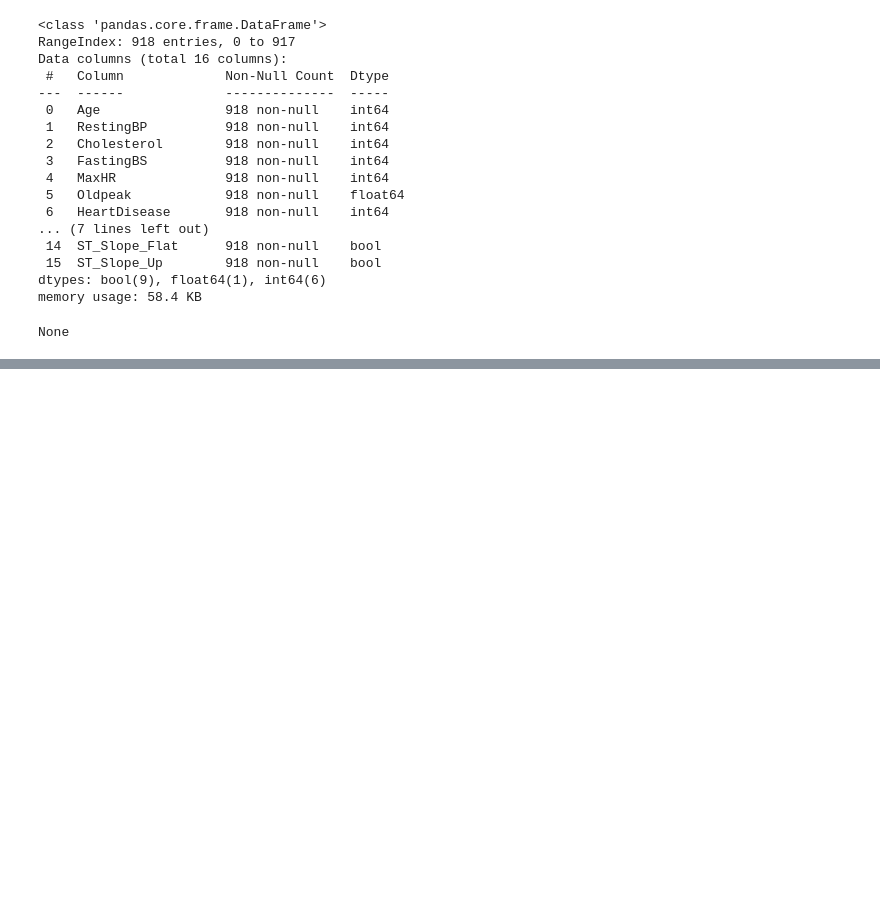
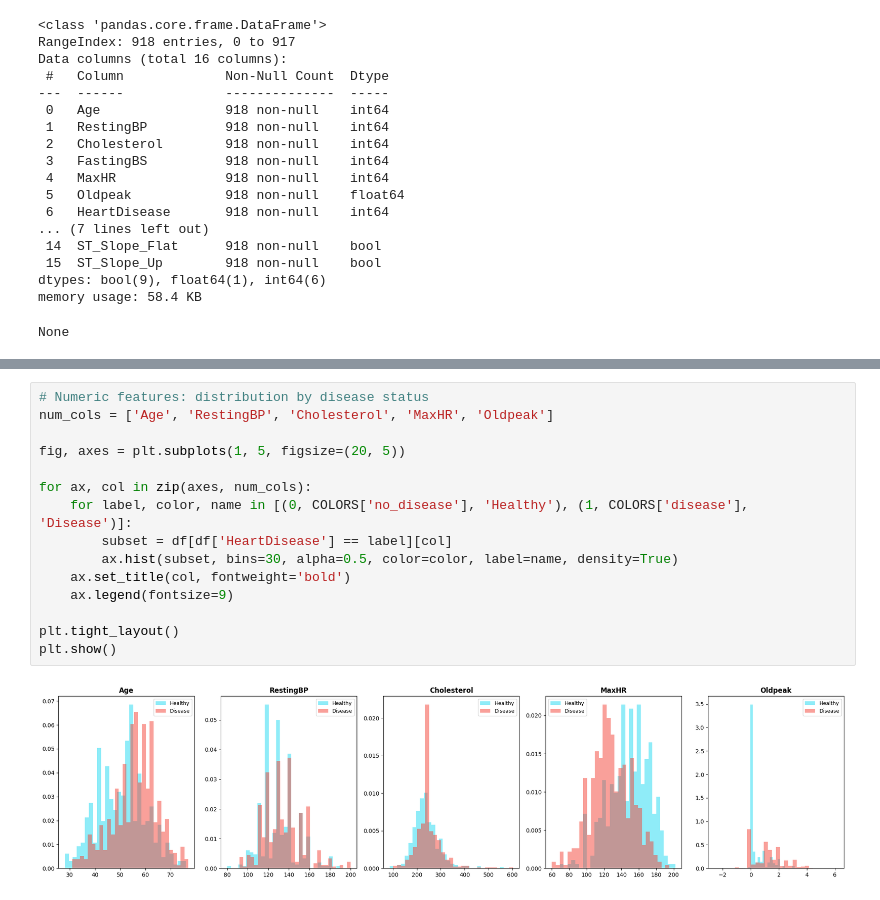
Before and after one commit to chirangovinna/Heart-Failure-Prediction, a Jupyter notebook: FMI_Heart_Failure_Prediction.ipynb, the cells around one changed output, grey strips where cells are left out. Saved outputs shown, nothing was run; the diff lists cells and outputs as text; blank space fills up the shorter version.

```diff
--- a/FMI_Heart_Failure_Prediction.ipynb
+++ b/FMI_Heart_Failure_Prediction.ipynb
@@ -495,0 +270,17 @@ weighted avg       0.84      0.84      0.84       112
+# %%
+# Numeric features: distribution by disease status
+num_cols = ['Age', 'RestingBP', 'Cholesterol', 'MaxHR', 'Oldpeak']
+
+fig, axes = plt.subplots(1, 5, figsize=(20, 5))
+
+for ax, col in zip(axes, num_cols):
+    for label, color, name in [(0, COLORS['no_disease'], 'Healthy'), (1, COLORS['disease'], 'Disease')]:
+        subset = df[df['HeartDisease'] == label][col]
+        ax.hist(subset, bins=30, alpha=0.5, color=color, label=name, density=True)
+    ax.set_title(col, fontweight='bold')
+    ax.legend(fontsize=9)
+
+plt.tight_layout()
+plt.show()
+# %% [output]
+[figure, added]
```
Also changed, not shown: parts of 46 cells of this notebook.
